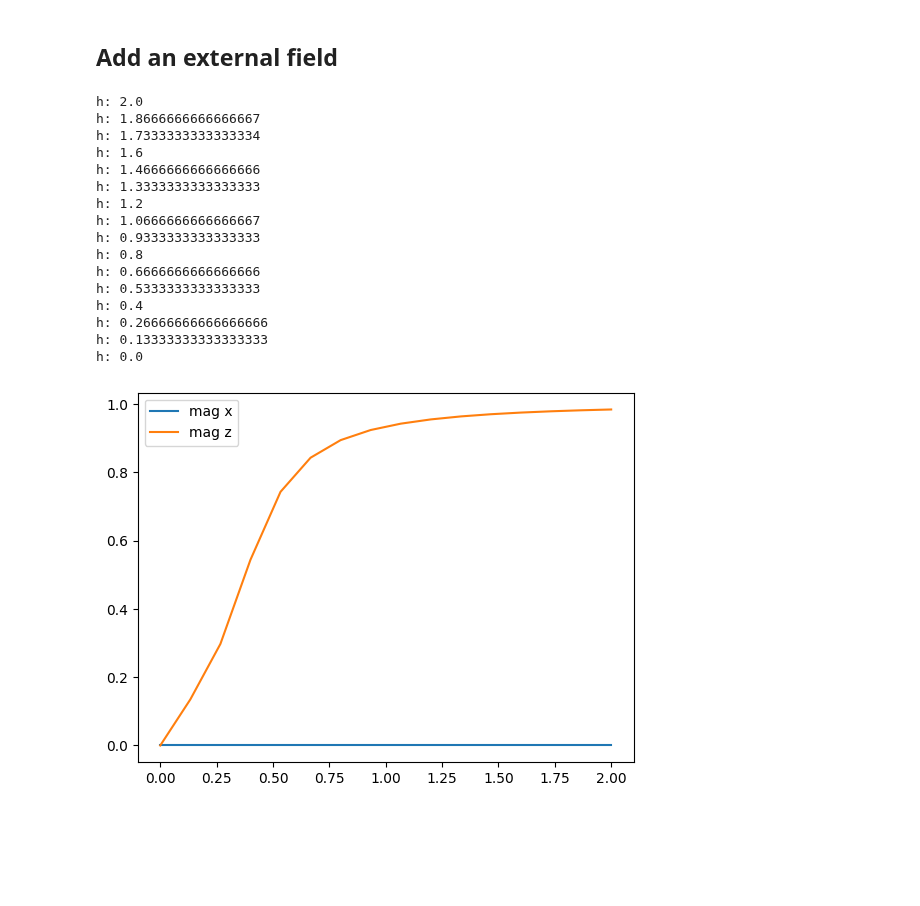
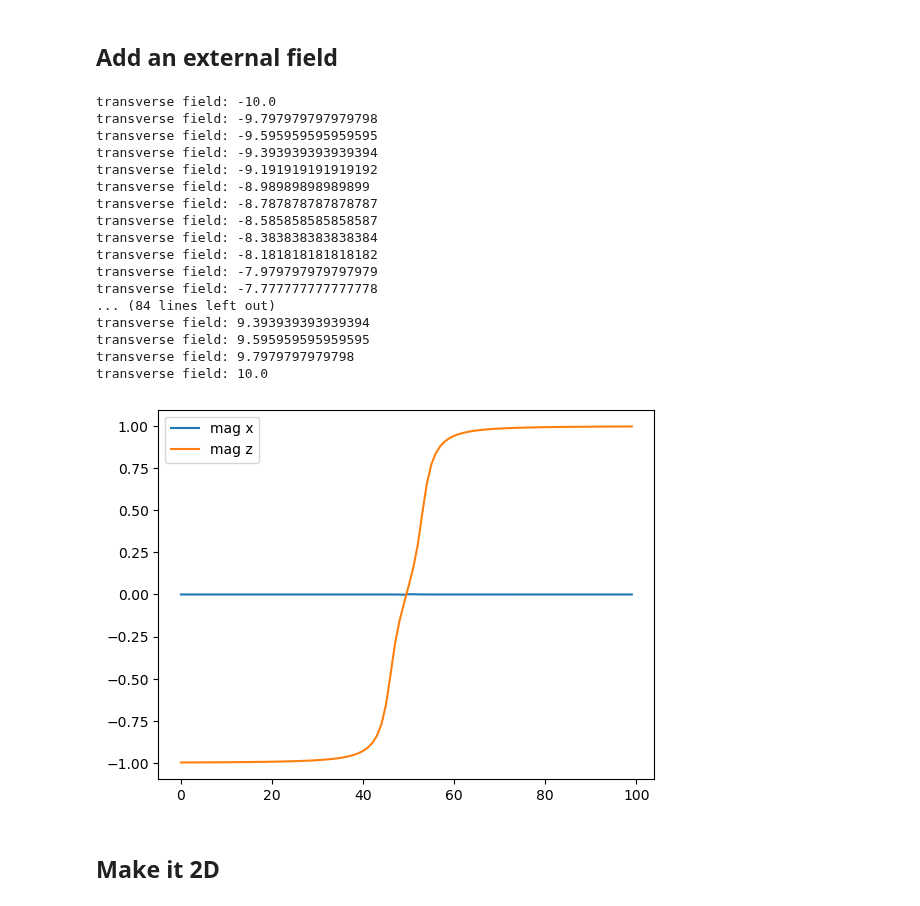
Before and after one commit to Fradm98/qs-mps, a Jupyter notebook: src/qs_mps/applications/CLUSTER/exact_diag.ipynb, the cells around one changed output. Drawn from its saved outputs; the diff is of its cells as text; code cells hidden in the pictures; blank space fills up the shorter version.

```diff
--- a/src/qs_mps/applications/CLUSTER/exact_diag.ipynb
+++ b/src/qs_mps/applications/CLUSTER/exact_diag.ipynb
@@ -7,8 +8,7 @@ import numpy as np
 from qs_mps.mps_class import MPS
 # %%
-L = 6
-eps = 1e-5
-H_xzx = sparse_cluster_hamiltonian(J=1, h_t=0, L=L, eps=eps)
+L = 3
+H_xzx = sparse_cluster_hamiltonian(J=1,h_t=0,L=L)
 # %%
 e, v = diagonalization(H_xzx, sparse=False)
 print(e)
@@ -87,45 +34,41 @@ def cluster(L: int, lamb: float, J: float=1, eps: float=1e-5, long: str="X", tra
 # %%
-L = 15
+L = 12
 mag_x = []
 mag_z = []
-v0 = np.zeros(2**L)
-v0[0] = 1
-lambs = np.linspace(0,2,16).tolist()
-lambs.reverse()
-
-for lamb in lambs:
-    print(f"h: {lamb}")
-    H = cluster(L,lamb, J=1/2, deg_method=2)
-    e, v = eigs(H, k=1, v0=v0)
-    # e, v = np.linalg.eig(H.toarray())
+for lamb in np.linspace(-10,10,100):
+    print(f"transverse field: {lamb}")
+    H = sparse_cluster_hamiltonian(J=1, h_t = lamb, L=L)
+    e, v = diagonalization(H, sparse=True)
     psi = v[:,0]
     mag = (psi.conjugate() @ (sparse_pauli_x(n=L//2, L=L)) @ psi).real
     mag_x.append(mag)
     mag = (psi.conjugate() @ (sparse_pauli_z(n=L//2, L=L)) @ psi).real
     mag_z.append(mag)
-    v0 = psi
-plt.plot(lambs, mag_x,label="mag x")
-plt.plot(lambs, mag_z,label="mag z")
+plt.plot(mag_x,label="mag x")
+plt.plot(mag_z,label="mag z")
 plt.legend()
 plt.show()
 # %% [output]
-h: 2.0
-h: 1.8666666666666667
-h: 1.7333333333333334
-h: 1.6
-h: 1.4666666666666666
-h: 1.3333333333333333
-h: 1.2
-h: 1.0666666666666667
-h: 0.9333333333333333
-h: 0.8
-h: 0.6666666666666666
-h: 0.5333333333333333
-h: 0.4
-h: 0.26666666666666666
-h: 0.13333333333333333
-h: 0.0
+transverse field: -10.0
+transverse field: -9.797979797979798
+transverse field: -9.595959595959595
+transverse field: -9.393939393939394
+transverse field: -9.191919191919192
+transverse field: -8.98989898989899
+transverse field: -8.787878787878787
+transverse field: -8.585858585858587
+transverse field: -8.383838383838384
+transverse field: -8.181818181818182
+transverse field: -7.979797979797979
+transverse field: -7.777777777777778
+... (84 lines left out)
+transverse field: 9.393939393939394
+transverse field: 9.595959595959595
+transverse field: 9.7979797979798
+transverse field: 10.0
-[figure, old version]
+[figure, new version]
+# %% [markdown]
+## Make it 2D
 # %%
 L = 15
 mag_x = []
```
Also changed, not shown: parts of 9 cells of this notebook, 7 other files.
